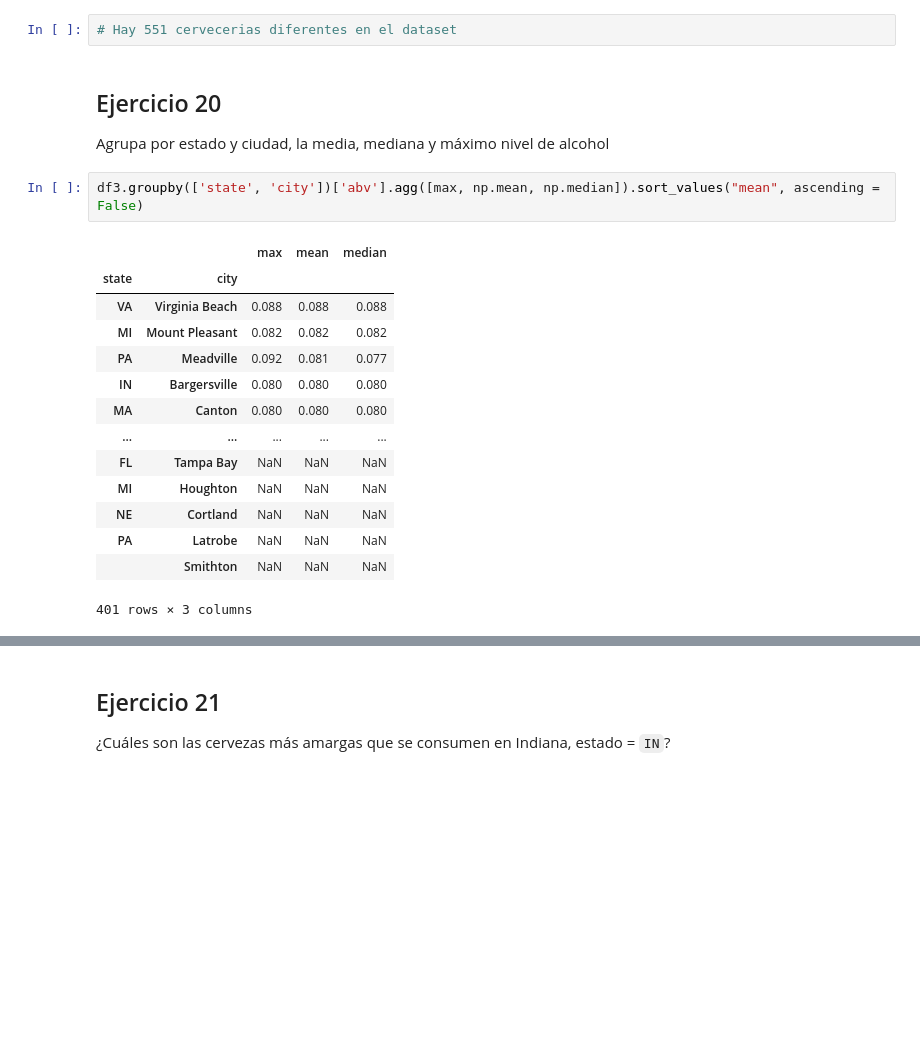
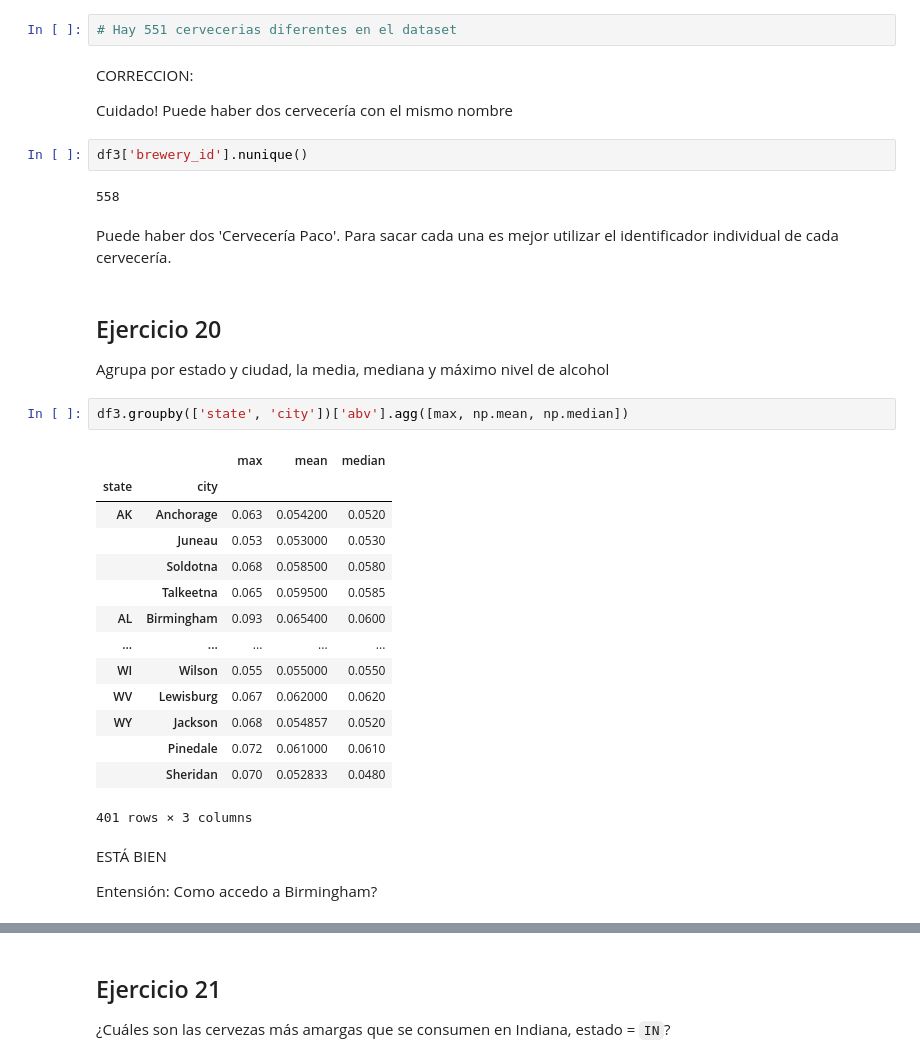
Before and after one commit to rafamd1/mi_copia_dsftmayo24semana1.1, a Jupyter notebook: semana 2/2-Pandas/Practica/6-Beers/birras_repaso.ipynb, the cells around one changed output, grey strips where cells are left out. Cells and saved outputs as stored; diff of their text form; blank space fills up the shorter version.

```diff
--- a/semana 2/2-Pandas/Practica/6-Beers/birras_repaso.ipynb
+++ b/semana 2/2-Pandas/Practica/6-Beers/birras_repaso.ipynb
@@ -453,23 +635,37 @@ df3['brewery_name'].nunique()
 551
 # %%
 # Hay 551 cervecerias diferentes en el dataset
+# %% [markdown]
+CORRECCION:
+
+Cuidado! Puede haber dos cervecería con el mismo nombre
+# %%
+df3['brewery_id'].nunique()
+# %% [output]
+558
+# %% [markdown]
+Puede haber dos 'Cervecería Paco'. Para sacar cada una es mejor utilizar el identificador individual de cada cervecería.
 # %% [markdown]
 ## Ejercicio 20
 Agrupa por estado y ciudad, la media, mediana y máximo nivel de alcohol
 # %%
-df3.groupby(['state', 'city'])['abv'].agg([max, np.mean, np.median]).sort_values("mean", ascending = False)
+df3.groupby(['state', 'city'])['abv'].agg([max, np.mean, np.median])
 # %% [output]
 |  |  | max | mean | median |
 | state | city |  |  |  |
-| VA | Virginia Beach | 0.088 | 0.088 | 0.088 |
-| MI | Mount Pleasant | 0.082 | 0.082 | 0.082 |
-| PA | Meadville | 0.092 | 0.081 | 0.077 |
-| IN | Bargersville | 0.080 | 0.080 | 0.080 |
-| MA | Canton | 0.080 | 0.080 | 0.080 |
+| AK | Anchorage | 0.063 | 0.054200 | 0.0520 |
+|  | Juneau | 0.053 | 0.053000 | 0.0530 |
+|  | Soldotna | 0.068 | 0.058500 | 0.0580 |
+|  | Talkeetna | 0.065 | 0.059500 | 0.0585 |
+| AL | Birmingham | 0.093 | 0.065400 | 0.0600 |
 | ... | ... | ... | ... | ... |
-| FL | Tampa Bay | NaN | NaN | NaN |
-| MI | Houghton | NaN | NaN | NaN |
-| NE | Cortland | NaN | NaN | NaN |
-| PA | Latrobe | NaN | NaN | NaN |
-|  | Smithton | NaN | NaN | NaN |
+| WI | Wilson | 0.055 | 0.055000 | 0.0550 |
+| WV | Lewisburg | 0.067 | 0.062000 | 0.0620 |
+| WY | Jackson | 0.068 | 0.054857 | 0.0520 |
+|  | Pinedale | 0.072 | 0.061000 | 0.0610 |
+|  | Sheridan | 0.070 | 0.052833 | 0.0480 |
 401 rows × 3 columns
+# %% [markdown]
+ESTÁ BIEN
+
+Entensión: Como accedo a Birmingham?
```
Also changed, not shown: parts of 31 cells of this notebook.
